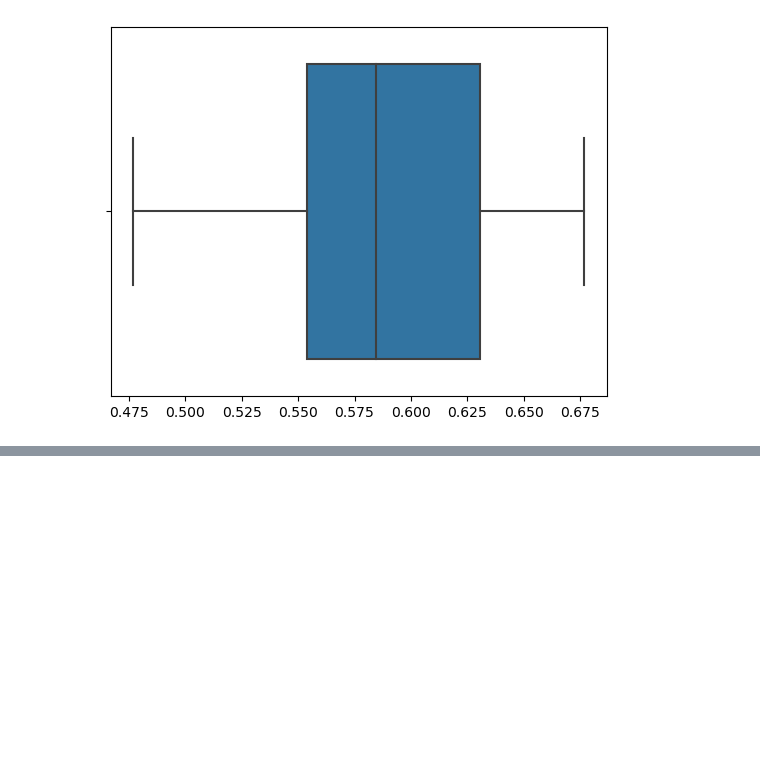
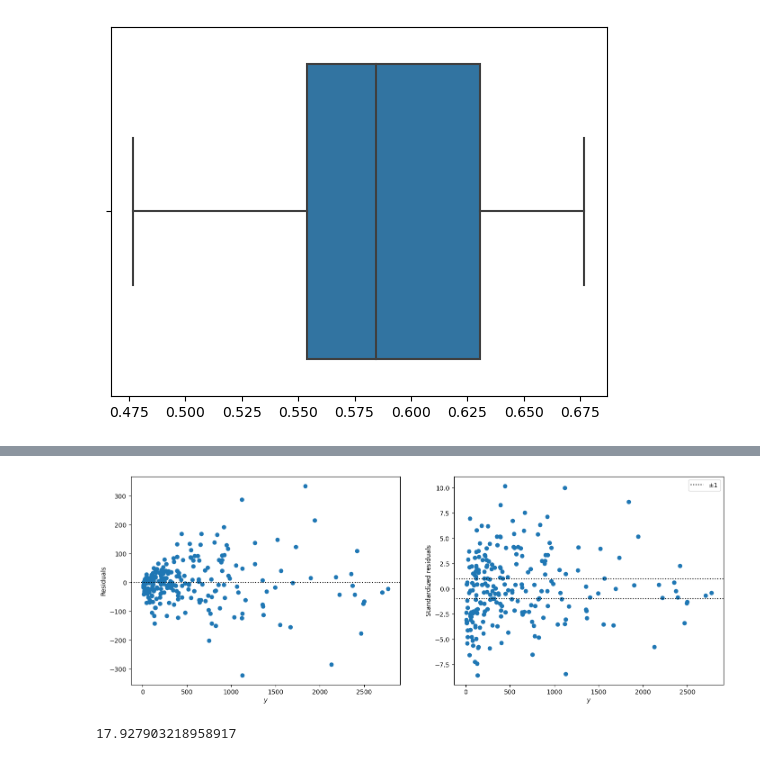
Before and after one commit to klee30810/ADP-study, a Jupyter notebook: stats/kwak/Chap 08. 로지스틱회귀분석과 포아송 회귀분석.ipynb, the cells around one changed output, grey strips where cells are left out. Drawn from its saved outputs; the diff is of its cells as text; code cells hidden in the pictures; blank space fills up the shorter version.

Commit message:
kwak chap 8 poisson regression update

```diff
--- a/stats/kwak/Chap 08. 로지스틱회귀분석과 포아송 회귀분석.ipynb
+++ b/stats/kwak/Chap 08. 로지스틱회귀분석과 포아송 회귀분석.ipynb
@@ -479,0 +489,17 @@ sns.boxplot(acc);
+# %%
+url = "http://www.stat.columbia.edu/~gelman/arm/examples/police/frisk_with_noise.dat"
+df = pd.read_csv(url, skiprows=6, delimiter=" ")
+
+X = (df
+     .groupby(['eth', 'precinct'])[['stops', 'past.arrests']]
+     .sum()
+     .reset_index()
+     .pipe(pd.get_dummies, columns=['eth', 'precinct'])
+     .assign(intercept=1)
+)
+
+y = X[['stops']]
+
+# poi_model = sm.GLM(y, X.drop(['stops'], axis=1), offset=np.log(X['past.arrests']), family=sm.families.Poisson()).fit()
+poi_model = sm.GLM(y, X.drop(columns=['eth_1', 'precinct_1', 'past.arrests']), offset=np.log(X['past.arrests']), family=sm.families.Poisson()).fit()
+poi_model.summary()
@@ -479,0 +565,23 @@ sns.boxplot(acc);
+# %%
+# 과산포 비율 계산
+# 분산이 커지고, 95%의 표준화 잔차가 +-1 사이에 있지 않음
+f, axes = plt.subplots(1, 2, figsize=(17, 6))
+axes[0].plot(y, poi_model.resid_response, 'o')
+axes[0].axhline(y=0, linestyle=':', color='black')
+axes[0].set_ylabel("Residuals")
+axes[0].set_xlabel("$y$")
+axes[1].plot(y, poi_model.resid_pearson, 'o')
+axes[1].axhline(y=-1, linestyle=':', color='black', label='$\pm 1$')
+axes[1].axhline(y=+1, linestyle=':', color='black')
+axes[1].set_ylabel("Standardized residuals")
+axes[1].set_xlabel("$y$")
+plt.legend()
+plt.show()
+# %% [output]
+[figure, added]
+# %%
+# 과산포 수치화
+R = np.sum(poi_model.resid_pearson**2) / poi_model.df_resid
+print(R)  # 21.88
+# %% [output]
+17.927903218958917
```
Also changed, not shown: parts of 8 cells of this notebook.
